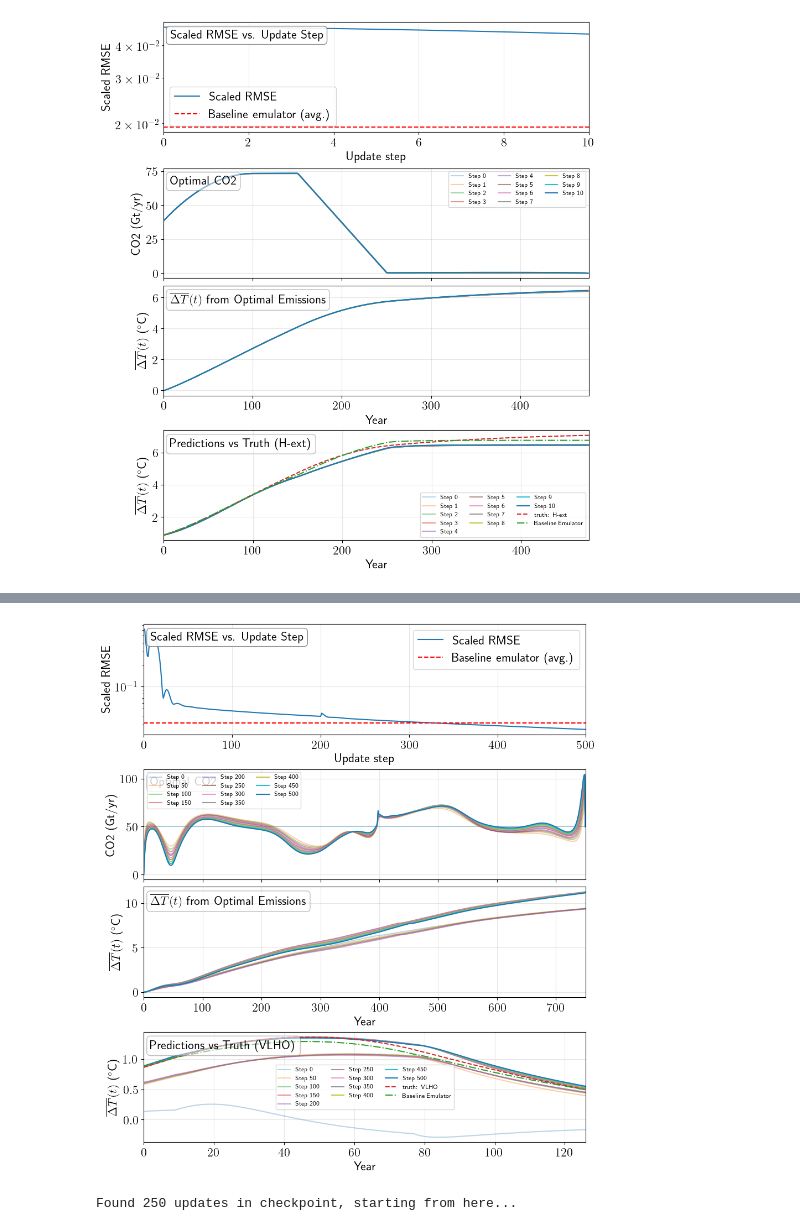
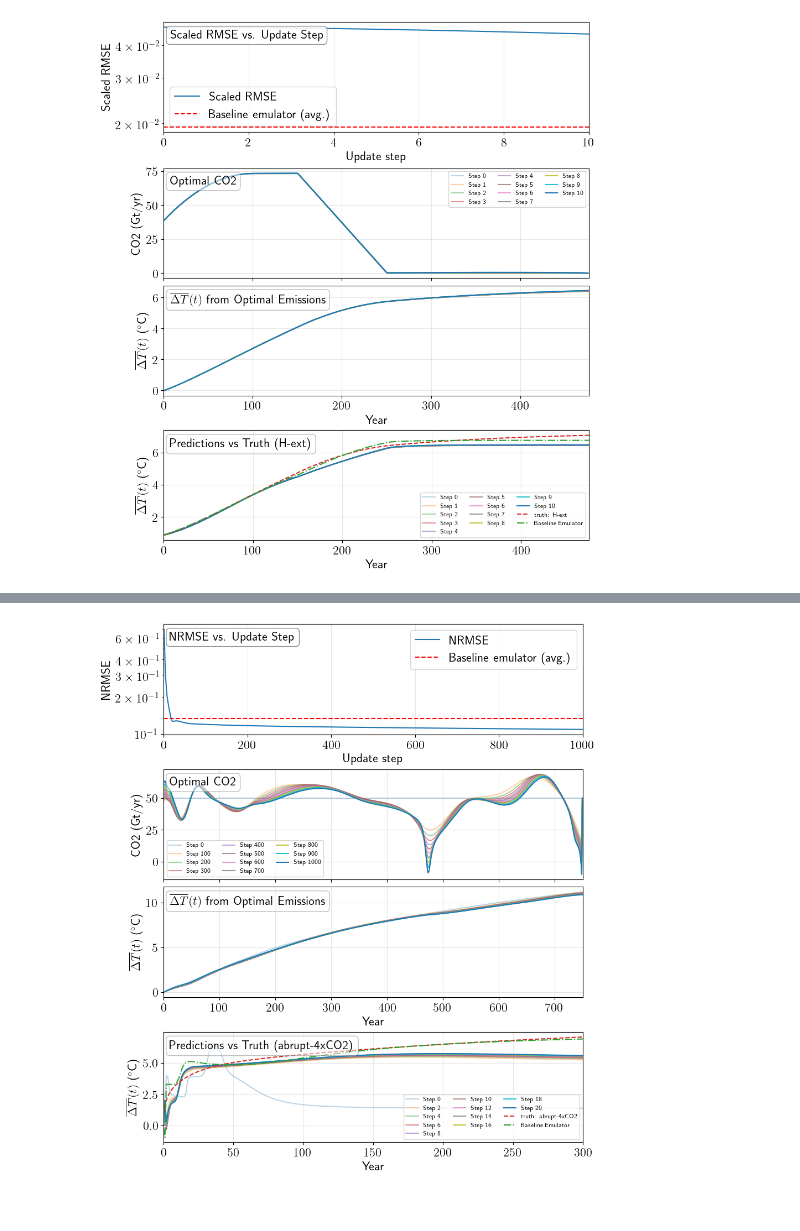
Before and after one commit to cbwomack/Emulator_Training_Data, a Jupyter notebook: 3a_inverse_CO2_only.ipynb, the cells around one changed output, grey strips where cells are left out. Drawn from its saved outputs; the diff is of its cells as text; code cells hidden in the pictures.

```diff
--- a/3a_inverse_CO2_only.ipynb
+++ b/3a_inverse_CO2_only.ipynb
@@ -22,15 +22,15 @@ Write up comparison to linear Green's function example -> error in computed Gree
 ## 1. Verify emulator framework and generate baseline emulator
 # %%
 agents = ['CO2']
-emis_dict_calib_FaIR, emis_dict_calib_JAX, delT_dict_calib_FaIR, delT_dict_calib_JAX = utils_FaIR_JAX.generate_calib_data(agents)
-emis_dict_train_FaIR, emis_dict_test_FaIR, emis_dict_train_JAX, emis_dict_test_JAX, delT_dict_train_FaIR, delT_dict_test_FaIR, delT_dict_train_JAX, delT_dict_test_JAX = utils_FaIR_JAX.generate_train_test(agents)
+emis_dict_calib_FaIR, emis_dict_calib_JAX, delT_dict_calib_FaIR, delT_dict_calib_JAX = FaIR_JAX_new.generate_calib_data(agents)
+emis_dict_train_JAX, emis_dict_test_JAX = FaIR_JAX_new.generate_train_test(agents)
 
 train_data = utils_inverse.build_dataset_from_runfair_dict(emis_dict_train_JAX)
 test_data = utils_inverse.build_dataset_from_runfair_dict(emis_dict_test_JAX)
 train_s, test_s, stats = utils_inverse.split_and_scale(train_data, test_data)
 
 idx_demo = 1
-params0 = utils_inverse.create_baseline(train_s, test_s, idx_demo, verbose=False)
+params0 = utils_inverse.create_baseline(train_s, test_s, idx_demo, hidden_sizes=[16], verbose=False)
 
 test_scen = 'historical'
 utils_inverse.test_get_grad(test_scen, params0, emis_dict_train_JAX, train_data, test_data, active=("CO2"))
@@ -46,12 +46,14 @@ utils_inverse.test_get_grad(test_scen, params0, emis_dict_train_JAX, train_data,
 # %% [markdown]
 ### 2a. Train baseline emulator on ScenarioMIP tier 1
 # %%
-emis_dict_tier1_JAX, emis_dict_tier2_JAX, emis_dict_DECK_JAX = utils_FaIR_JAX.generate_JAX_data(agents)
+emis_dict_tier1_JAX, emis_dict_tier2_JAX, emis_dict_DECK_JAX, emis_dict_CS3_JAX = FaIR_JAX_new.generate_JAX_data(agents, CS3=True)
+emis_dict_all_JAX = emis_dict_tier1_JAX | emis_dict_tier2_JAX | emis_dict_DECK_JAX | emis_dict_CS3_JAX
 test_sets = {
     "Tier 1": emis_dict_tier1_JAX,
     "Tier 2": emis_dict_tier2_JAX,
     "DECK": emis_dict_DECK_JAX,
-    "All": emis_dict_calib_JAX
+    "CS3": emis_dict_CS3_JAX,
+    "All": emis_dict_all_JAX
 }
 # %%
 paramsK_base, baseline_results, baseline_preds, ground_truth = utils_inverse.evaluate_baseline_over_multiple_tests(
@@ -59,14 +61,14 @@ paramsK_base, baseline_results, baseline_preds, ground_truth = utils_inverse.eva
     test_sets=test_sets,
     historical_name="historical",
     key=jax.random.PRNGKey(0),
-    hidden=32,
+    hidden_sizes=[16],
     K=400,
     lr=5e-2,
     weight_decay=1e-2,
 )
 
 import pickle
-path = 'checkpoints/co2/baseline_co2_only.pkl'
+path = 'checkpoints/co2/baseline_co2_only_new.pkl'
 
 with open(path, "wb") as f:
     pickle.dump(baseline_results, f)
@@ -74,7 +76,7 @@ with open(path, "wb") as f:
 for test_set in baseline_results:
     per_scen = baseline_results[test_set]
     mean_err = baseline_results[test_set]['mean']
-    print(f"\n{test_set} mean scaled RMSE: {mean_err:.4f}")
+    print(f"\n{test_set} mean NRMSE: {mean_err:.4f}")
     for scen, val in per_scen.items():
         if scen == 'mean':
             continue
@@ -270,38 +284,11 @@ Found 500 updates in checkpoint, starting from here...
 # %%
-predict_plot = 'VLHO'
+predict_plot = 'abrupt-4xCO2'
 utils_inverse.plot_inverse_results(
-    results_CO2_tier1_constant,
-    baseline_results['Tier 1']['mean'],
+    results_CO2_constant,
+    baseline_results['All']['mean'],
     active_agents=('CO2',),
     pred_scenario=predict_plot,
-    baseline_preds=baseline_preds['Tier 1'][predict_plot]
+    baseline_preds=baseline_preds['All'][predict_plot]
 )
 # %% [output]
-[figure, old version]
+[figure, new version]
-# %%
-emis_dict_valid = emis_dict_tier1_JAX.copy()
-IC = 'ramp'
-
-results_CO2_tier1_ramp = utils_inverse.optimize_emissions_inverse(
-    emis_dict=emis_dict_valid,
-    params0=params0,
-    num_updates=500,
-    step_size=1e3,
-    momentum=0.9,
-    nesterov=True,
-    K_inner=400,
-    lr_inner=5e-2,
-    wd_inner=1e-2,
-    checkpoint_path=f"checkpoints/co2/inverse_{IC}_tier1_co2_only.pkl",
-    checkpoint_every=5,
-    resume_if_exists=True,
-    preds_every=1,
-    agents=("CO2", "CH4"),
-    active_agents=("CO2",),
-    init_spec=IC,
-    inactive_mode="zeros",
-    T=751,
-    n_nonneg_prefix=0,
-)
-# %% [output]
-Found 250 updates in checkpoint, starting from here...
```
Also changed, not shown: parts of 37 cells of this notebook, 24 other files.
